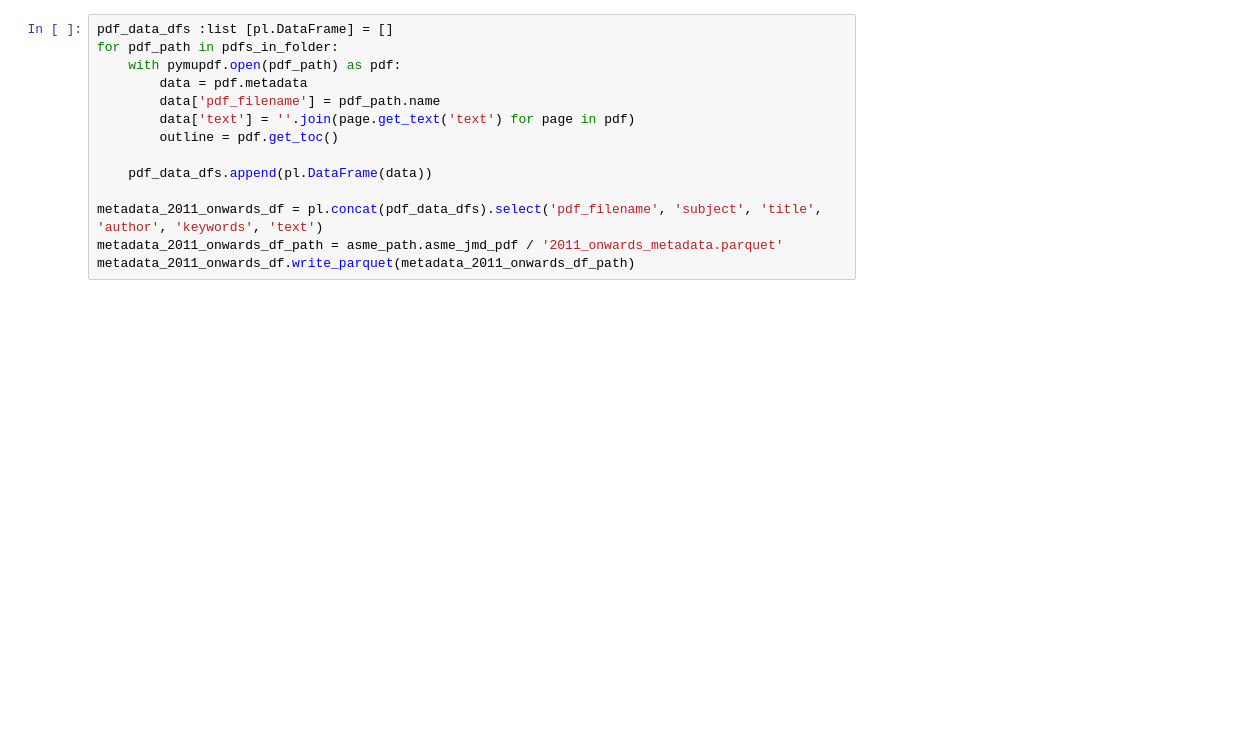
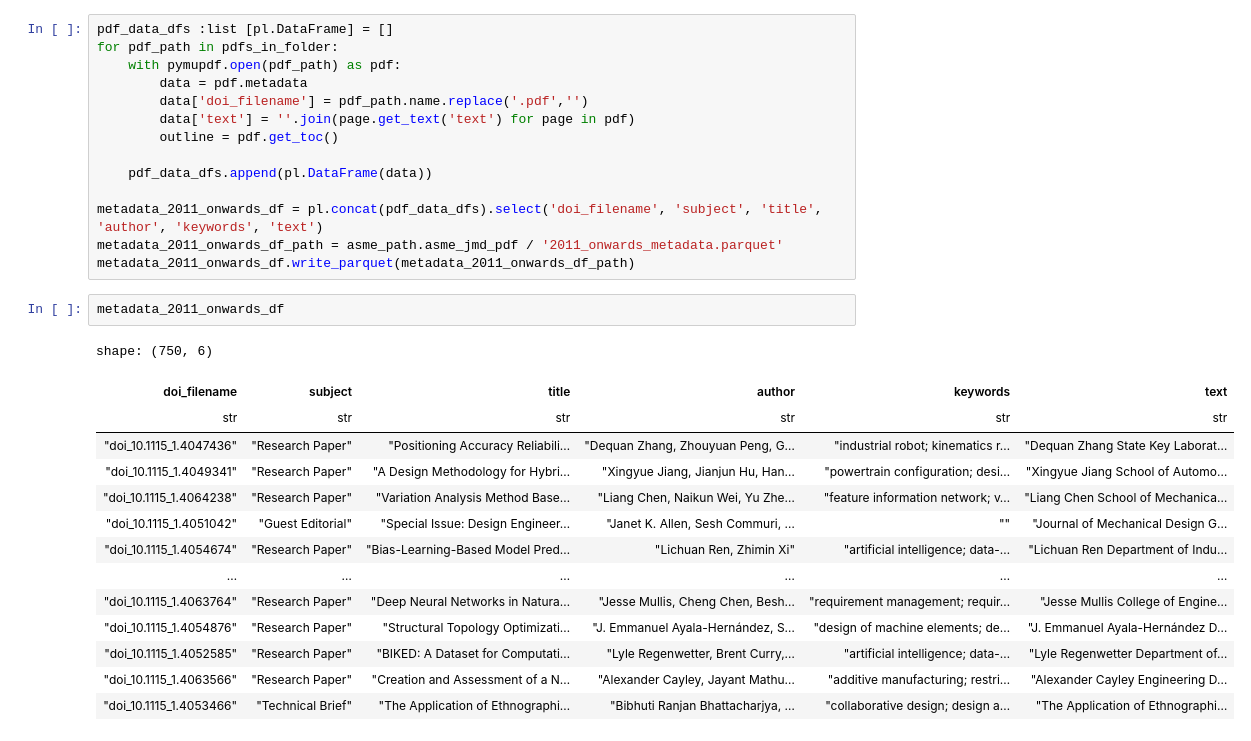
Before and after one commit to ss3on/mae_fyp, a Jupyter notebook: notebooks/2_pdf_to_text.ipynb, the cells around one changed output. Saved outputs shown, nothing was run; the diff lists cells and outputs as text; blank space fills up the shorter version.

```diff
--- a/notebooks/2_pdf_to_text.ipynb
+++ b/notebooks/2_pdf_to_text.ipynb
@@ -59,13 +59,30 @@ pdf_data_dfs :list [pl.DataFrame] = []
 for pdf_path in pdfs_in_folder:
     with pymupdf.open(pdf_path) as pdf:
         data = pdf.metadata
-        data['pdf_filename'] = pdf_path.name
+        data['doi_filename'] = pdf_path.name.replace('.pdf','')
         data['text'] = ''.join(page.get_text('text') for page in pdf)
         outline = pdf.get_toc()
 
     pdf_data_dfs.append(pl.DataFrame(data))
 
-metadata_2011_onwards_df = pl.concat(pdf_data_dfs).select('pdf_filename', 'subject', 'title', 'author', 'keywords', 'text')
+metadata_2011_onwards_df = pl.concat(pdf_data_dfs).select('doi_filename', 'subject', 'title', 'author', 'keywords', 'text')
 metadata_2011_onwards_df_path = asme_path.asme_jmd_pdf / '2011_onwards_metadata.parquet'
 metadata_2011_onwards_df.write_parquet(metadata_2011_onwards_df_path)
+# %%
+metadata_2011_onwards_df
+# %% [output]
+shape: (750, 6)
+| doi_filename | subject | title | author | keywords | text |
+| str | str | str | str | str | str |
+| "doi_10.1115_1.4047436" | "Research Paper" | "Positioning Accuracy Reliabili… | "Dequan Zhang, Zhouyuan Peng, G… | "industrial robot; kinematics r… | "Dequan Zhang State Key Laborat… |
+| "doi_10.1115_1.4049341" | "Research Paper" | "A Design Methodology for Hybri… | "Xingyue Jiang, Jianjun Hu, Han… | "powertrain configuration; desi… | "Xingyue Jiang School of Automo… |
+| "doi_10.1115_1.4064238" | "Research Paper" | "Variation Analysis Method Base… | "Liang Chen, Naikun Wei, Yu Zhe… | "feature information network; v… | "Liang Chen School of Mechanica… |
+| "doi_10.1115_1.4051042" | "Guest Editorial" | "Special Issue: Design Engineer… | "Janet K. Allen, Sesh Commuri, … | "" | "Journal of Mechanical Design G… |
+| "doi_10.1115_1.4054674" | "Research Paper" | "Bias-Learning-Based Model Pred… | "Lichuan Ren, Zhimin Xi" | "artificial intelligence; data-… | "Lichuan Ren Department of Indu… |
+| … | … | … | … | … | … |
+| "doi_10.1115_1.4063764" | "Research Paper" | "Deep Neural Networks in Natura… | "Jesse Mullis, Cheng Chen, Besh… | "requirement management; requir… | "Jesse Mullis College of Engine… |
+| "doi_10.1115_1.4054876" | "Research Paper" | "Structural Topology Optimizati… | "J. Emmanuel Ayala-Hernández, S… | "design of machine elements; de… | "J. Emmanuel Ayala-Hernández D… |
+| "doi_10.1115_1.4052585" | "Research Paper" | "BIKED: A Dataset for Computati… | "Lyle Regenwetter, Brent Curry,… | "artificial intelligence; data-… | "Lyle Regenwetter Department of… |
+| "doi_10.1115_1.4063566" | "Research Paper" | "Creation and Assessment of a N… | "Alexander Cayley, Jayant Mathu… | "additive manufacturing; restri… | "Alexander Cayley Engineering D… |
+| "doi_10.1115_1.4053466" | "Technical Brief" | "The Application of Ethnographi… | "Bibhuti Ranjan Bhattacharjya, … | "collaborative design; design a… | "The Application of Ethnographi… |
 # %%
```
Also changed, not shown: parts of 5 cells of this notebook, 3 other files.
